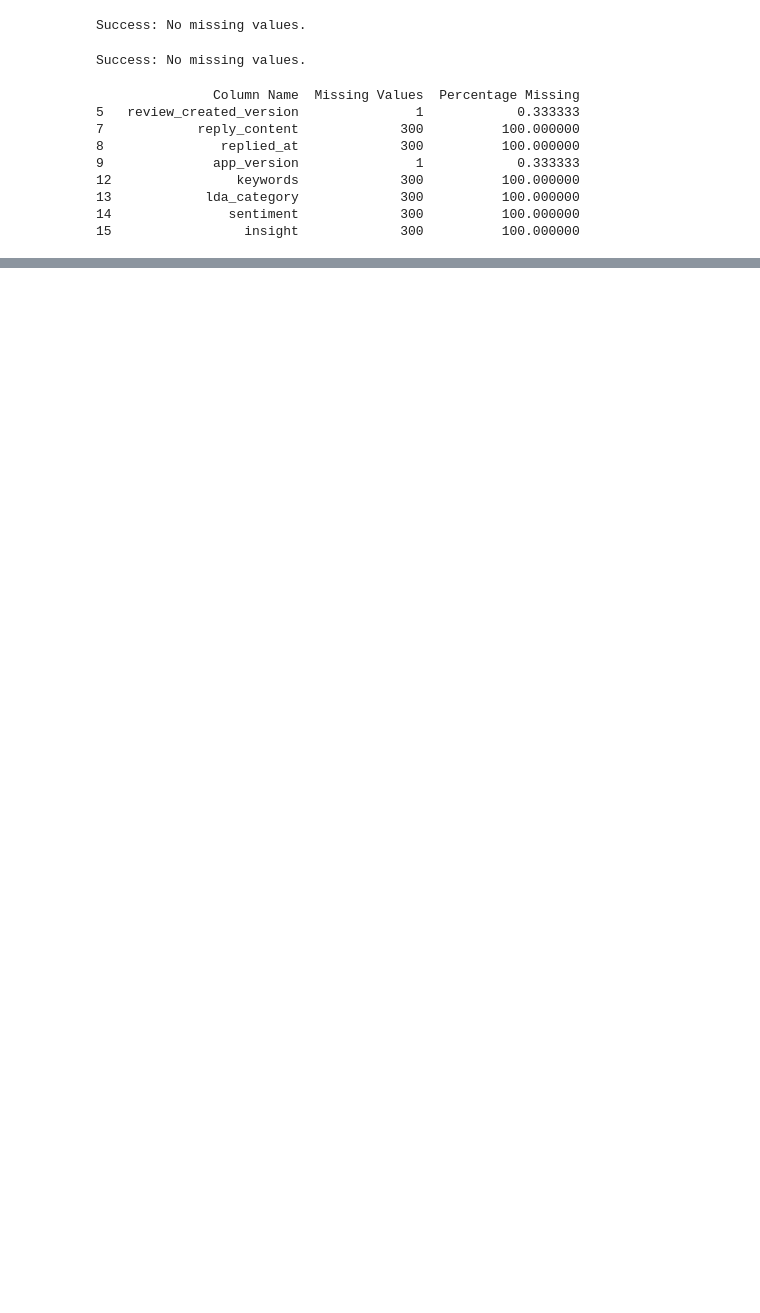
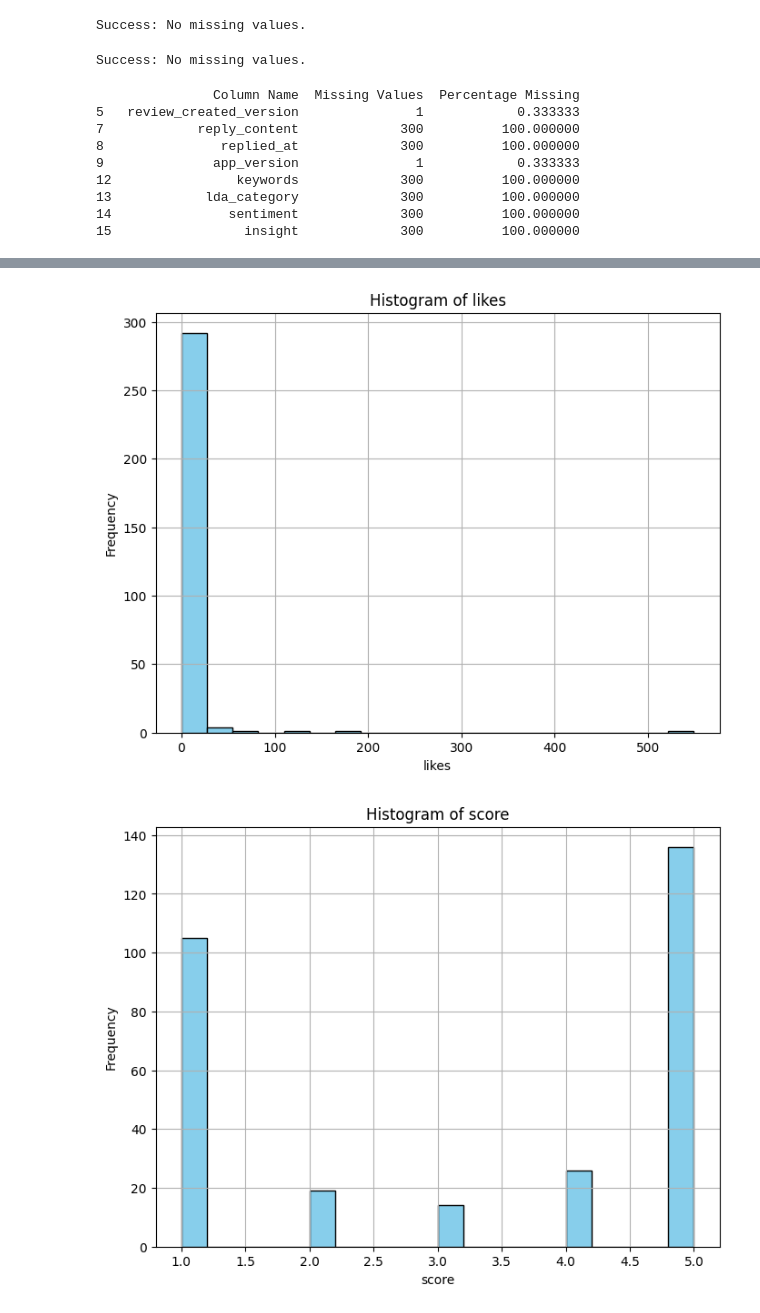
Before and after one commit to abrahamshimelis/Marketing-Analytics-Dashboard, a Jupyter notebook: notebooks/EDA.ipynb, the cells around one changed output, grey strips where cells are left out. Saved outputs shown, nothing was run; the diff lists cells and outputs as text; code cells hidden in the pictures; blank space fills up the shorter version.

```diff
--- a/notebooks/EDA.ipynb
+++ b/notebooks/EDA.ipynb
@@ -273,0 +332,6 @@ print(missing_data_df_reveiws)
+# %%
+# plot histograms for numerical columns
+plot_histograms(df_reviews_numerical)
+# %% [output]
+[figure, added]
+[figure, added]
```
Also changed, not shown: parts of 24 cells of this notebook, 1 other file.
